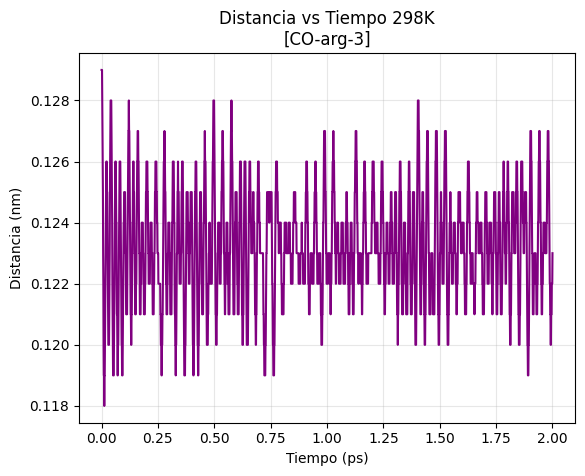
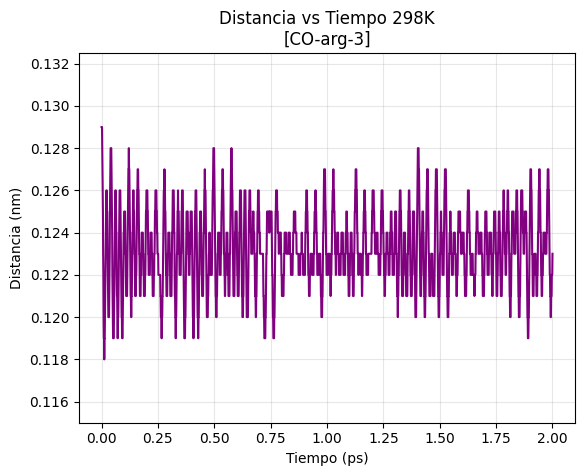
The notebook cell's code change between the first figure and the second:
--- before
+++ after
@@ -4,4 +4,5 @@
 plt.ylabel("Distancia (nm)") 
 plt.title("Distancia vs Tiempo 298K\n" + r"[CO-arg-3]") 
+plt.ylim(0.115,0.1325)
 plt.grid(alpha=0.3)
 plt.show()

Commit: Añadimos límites ylim